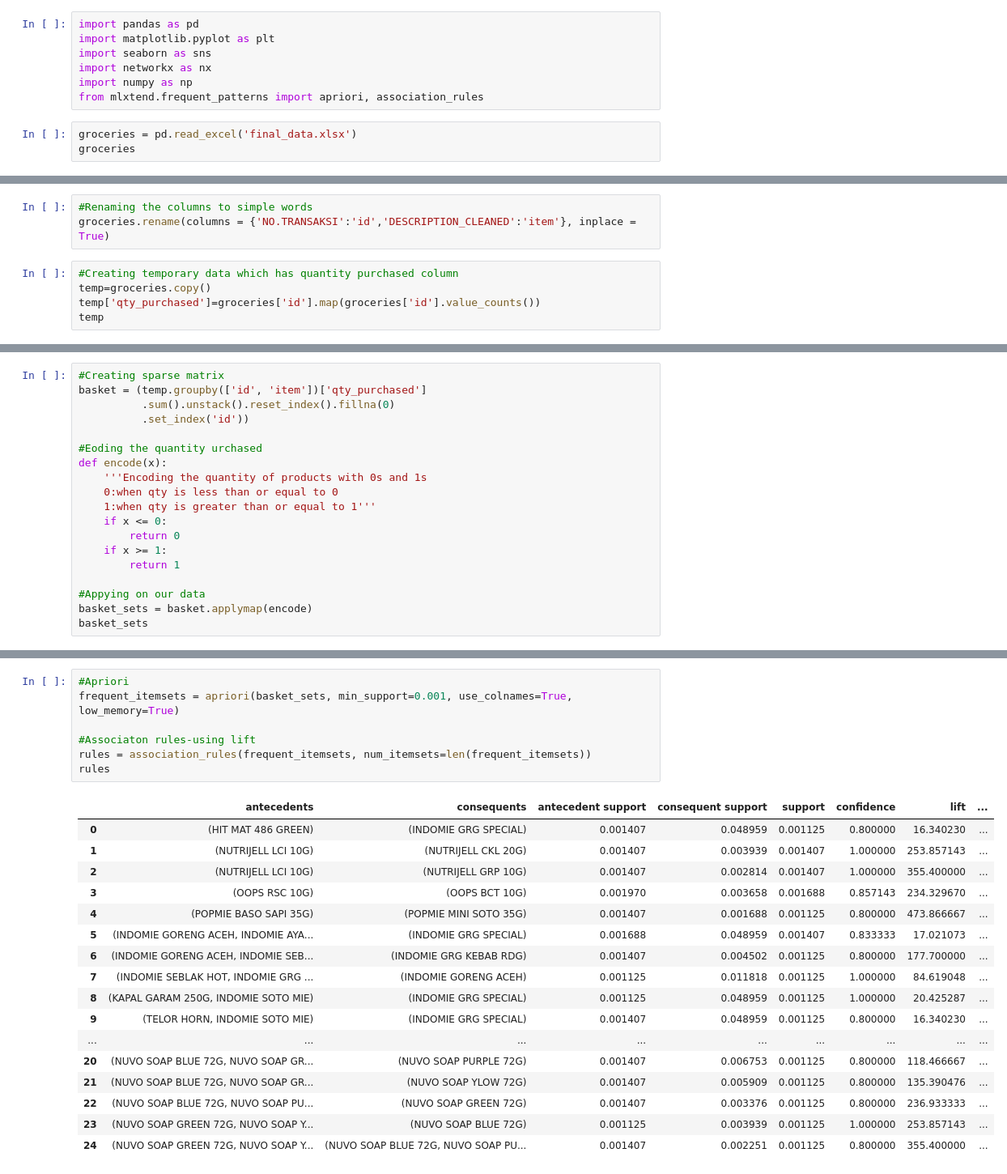
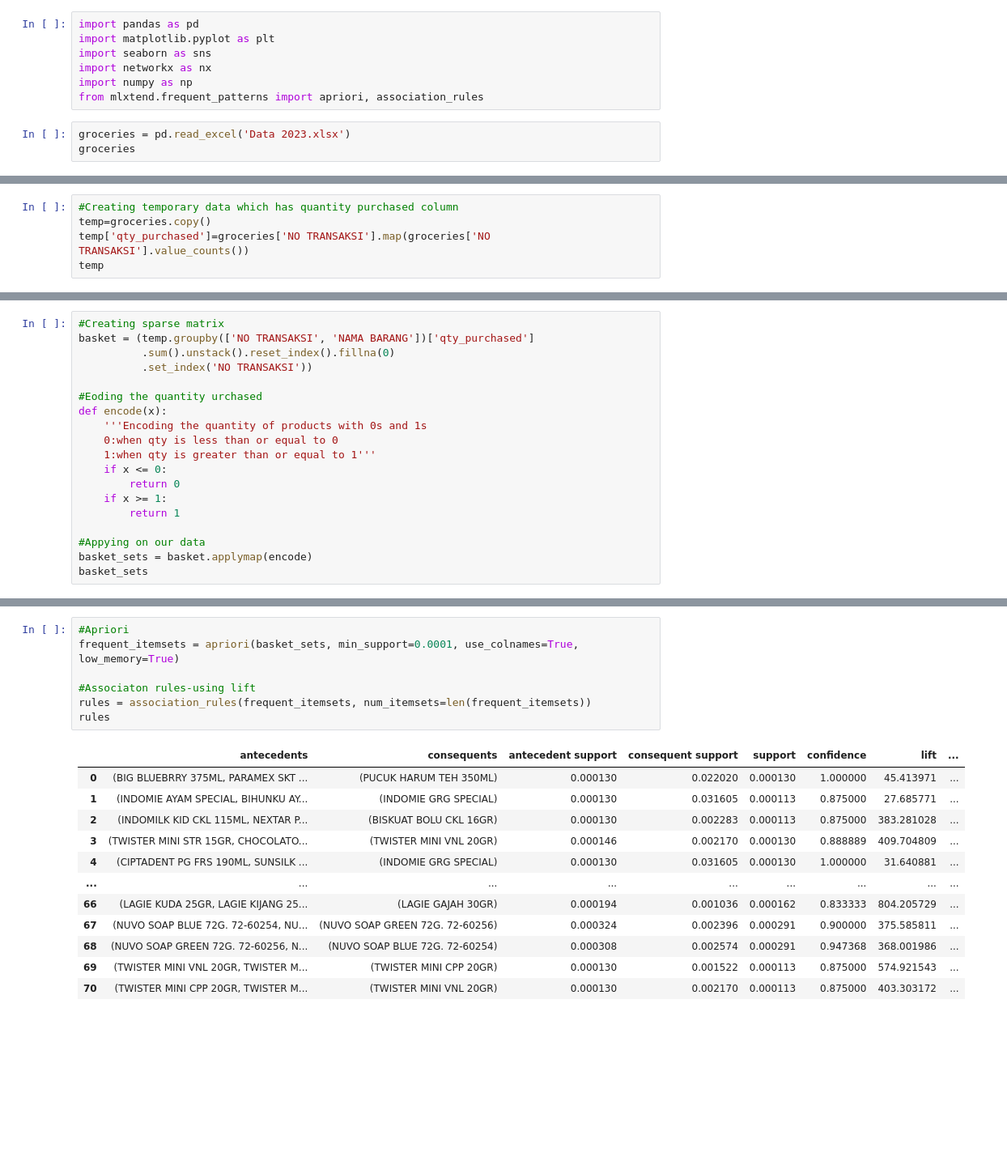
Before and after one commit to nadinealiyah/sakinah-mart, a Jupyter notebook: algoritma_apriori2.ipynb, the cells around one changed output, grey strips where cells are left out. Shown: that part at 81% size. Saved outputs shown, nothing was run; the diff lists cells and outputs as text; blank space fills up the shorter version.

```diff
--- a/algoritma_apriori2.ipynb
+++ b/algoritma_apriori2.ipynb
@@ -6,6 +6,6 @@ import networkx as nx
 import numpy as np
 from mlxtend.frequent_patterns import apriori, association_rules
 # %%
-groceries = pd.read_excel('final_data.xlsx')
+groceries = pd.read_excel('Data 2023.xlsx')
 groceries
 # %% [output]
@@ -39,9 +39,6 @@ memory usage: 685.6+ KB
-# %%
-#Renaming the columns to simple words
-groceries.rename(columns = {'NO.TRANSAKSI':'id','DESCRIPTION_CLEANED':'item'}, inplace = True)
 # %%
 #Creating temporary data which has quantity purchased column
 temp=groceries.copy()
-temp['qty_purchased']=groceries['id'].map(groceries['id'].value_counts())
+temp['qty_purchased']=groceries['NO TRANSAKSI'].map(groceries['NO TRANSAKSI'].value_counts())
 temp
 # %% [output]
@@ -61,8 +58,8 @@ temp
 # %%
 #Creating sparse matrix
-basket = (temp.groupby(['id', 'item'])['qty_purchased']
+basket = (temp.groupby(['NO TRANSAKSI', 'NAMA BARANG'])['qty_purchased']
           .sum().unstack().reset_index().fillna(0)
-          .set_index('id'))
+          .set_index('NO TRANSAKSI'))
 
 #Eoding the quantity urchased
 def encode(x):
@@ -95,25 +92,20 @@ basket_sets
 # %%
 #Apriori
-frequent_itemsets = apriori(basket_sets, min_support=0.001, use_colnames=True, low_memory=True)
+frequent_itemsets = apriori(basket_sets, min_support=0.0001, use_colnames=True, low_memory=True)
 
 #Associaton rules-using lift
 rules = association_rules(frequent_itemsets, num_itemsets=len(frequent_itemsets))
 rules
 # %% [output]
 |  | antecedents | consequents | antecedent support | consequent support | support | confidence | lift | ... |
-| 0 | (HIT MAT 486 GREEN) | (INDOMIE GRG SPECIAL) | 0.001407 | 0.048959 | 0.001125 | 0.800000 | 16.340230 | ... |
-| 1 | (NUTRIJELL LCI 10G) | (NUTRIJELL CKL 20G) | 0.001407 | 0.003939 | 0.001407 | 1.000000 | 253.857143 | ... |
-| 2 | (NUTRIJELL LCI 10G) | (NUTRIJELL GRP 10G) | 0.001407 | 0.002814 | 0.001407 | 1.000000 | 355.400000 | ... |
-| 3 | (OOPS RSC 10G) | (OOPS BCT 10G) | 0.001970 | 0.003658 | 0.001688 | 0.857143 | 234.329670 | ... |
-| 4 | (POPMIE BASO SAPI 35G) | (POPMIE MINI SOTO 35G) | 0.001407 | 0.001688 | 0.001125 | 0.800000 | 473.866667 | ... |
-| 5 | (INDOMIE GORENG ACEH, INDOMIE AYA... | (INDOMIE GRG SPECIAL) | 0.001688 | 0.048959 | 0.001407 | 0.833333 | 17.021073 | ... |
-| 6 | (INDOMIE GORENG ACEH, INDOMIE SEB... | (INDOMIE GRG KEBAB RDG) | 0.001407 | 0.004502 | 0.001125 | 0.800000 | 177.700000 | ... |
-| 7 | (INDOMIE SEBLAK HOT, INDOMIE GRG ... | (INDOMIE GORENG ACEH) | 0.001125 | 0.011818 | 0.001125 | 1.000000 | 84.619048 | ... |
-| 8 | (KAPAL GARAM 250G, INDOMIE SOTO MIE) | (INDOMIE GRG SPECIAL) | 0.001125 | 0.048959 | 0.001125 | 1.000000 | 20.425287 | ... |
-| 9 | (TELOR HORN, INDOMIE SOTO MIE) | (INDOMIE GRG SPECIAL) | 0.001407 | 0.048959 | 0.001125 | 0.800000 | 16.340230 | ... |
+| 0 | (BIG BLUEBRRY 375ML, PARAMEX SKT ... | (PUCUK HARUM TEH 350ML) | 0.000130 | 0.022020 | 0.000130 | 1.000000 | 45.413971 | ... |
+| 1 | (INDOMIE AYAM SPECIAL, BIHUNKU AY... | (INDOMIE GRG SPECIAL) | 0.000130 | 0.031605 | 0.000113 | 0.875000 | 27.685771 | ... |
+| 2 | (INDOMILK KID CKL 115ML, NEXTAR P... | (BISKUAT BOLU CKL 16GR) | 0.000130 | 0.002283 | 0.000113 | 0.875000 | 383.281028 | ... |
+| 3 | (TWISTER MINI STR 15GR, CHOCOLATO... | (TWISTER MINI VNL 20GR) | 0.000146 | 0.002170 | 0.000130 | 0.888889 | 409.704809 | ... |
+| 4 | (CIPTADENT PG FRS 190ML, SUNSILK ... | (INDOMIE GRG SPECIAL) | 0.000130 | 0.031605 | 0.000130 | 1.000000 | 31.640881 | ... |
 | ... | ... | ... | ... | ... | ... | ... | ... | ... |
-| 20 | (NUVO SOAP BLUE 72G, NUVO SOAP GR... | (NUVO SOAP PURPLE 72G) | 0.001407 | 0.006753 | 0.001125 | 0.800000 | 118.466667 | ... |
-| 21 | (NUVO SOAP BLUE 72G, NUVO SOAP GR... | (NUVO SOAP YLOW 72G) | 0.001407 | 0.005909 | 0.001125 | 0.800000 | 135.390476 | ... |
-| 22 | (NUVO SOAP BLUE 72G, NUVO SOAP PU... | (NUVO SOAP GREEN 72G) | 0.001407 | 0.003376 | 0.001125 | 0.800000 | 236.933333 | ... |
-| 23 | (NUVO SOAP GREEN 72G, NUVO SOAP Y... | (NUVO SOAP BLUE 72G) | 0.001125 | 0.003939 | 0.001125 | 1.000000 | 253.857143 | ... |
-| 24 | (NUVO SOAP GREEN 72G, NUVO SOAP Y... | (NUVO SOAP BLUE 72G, NUVO SOAP PU... | 0.001407 | 0.002251 | 0.001125 | 0.800000 | 355.400000 | ... |
+| 66 | (LAGIE KUDA 25GR, LAGIE KIJANG 25... | (LAGIE GAJAH 30GR) | 0.000194 | 0.001036 | 0.000162 | 0.833333 | 804.205729 | ... |
+| 67 | (NUVO SOAP BLUE 72G. 72-60254, NU... | (NUVO SOAP GREEN 72G. 72-60256) | 0.000324 | 0.002396 | 0.000291 | 0.900000 | 375.585811 | ... |
+| 68 | (NUVO SOAP GREEN 72G. 72-60256, N... | (NUVO SOAP BLUE 72G. 72-60254) | 0.000308 | 0.002574 | 0.000291 | 0.947368 | 368.001986 | ... |
+| 69 | (TWISTER MINI VNL 20GR, TWISTER M... | (TWISTER MINI CPP 20GR) | 0.000130 | 0.001522 | 0.000113 | 0.875000 | 574.921543 | ... |
+| 70 | (TWISTER MINI CPP 20GR, TWISTER M... | (TWISTER MINI VNL 20GR) | 0.000130 | 0.002170 | 0.000113 | 0.875000 | 403.303172 | ... |
```
Also changed, not shown: parts of 10 cells of this notebook, 12 other files.
